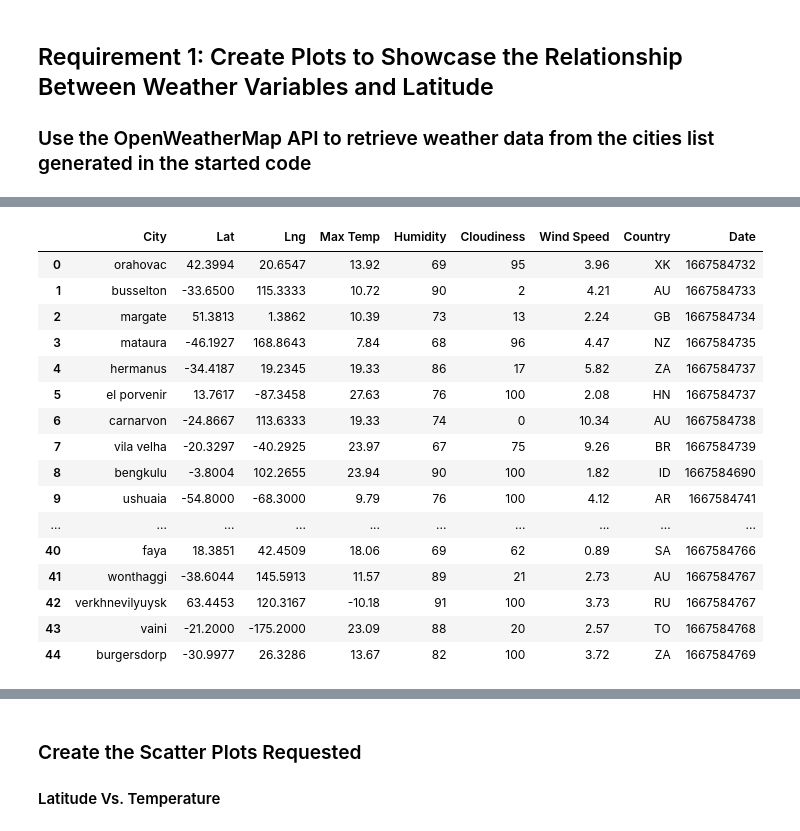
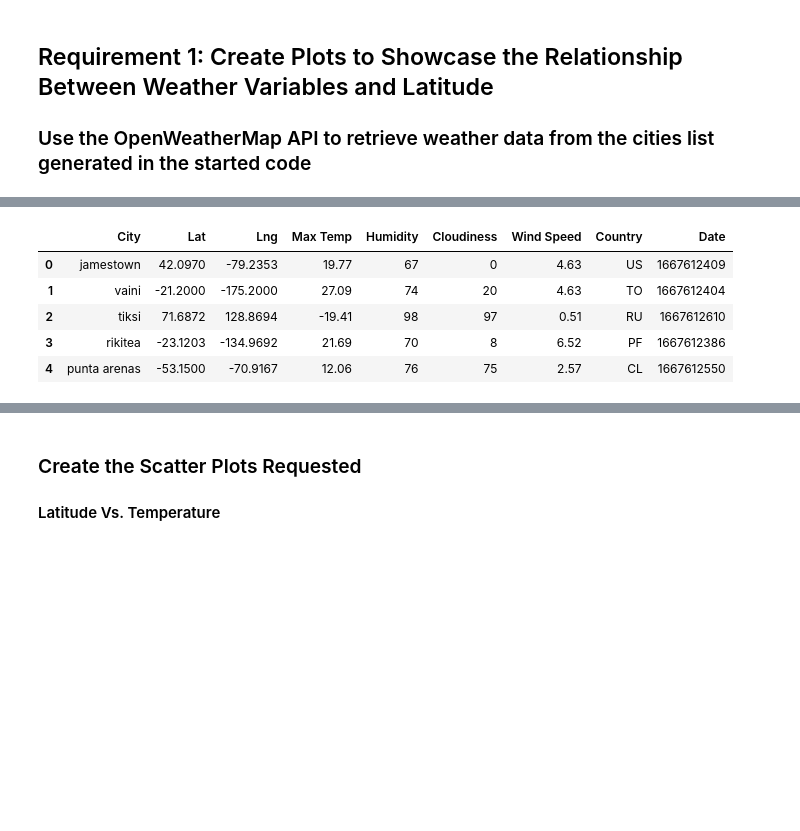
Before and after one commit to LibertyHeise/Weather-on-Vacation-Prediction-Modeling, a Jupyter notebook: WeatherPy/WeatherPyLH.ipynb, the cells around one changed output, grey strips where cells are left out. Cells and saved outputs as stored; diff of their text form; code cells hidden in the pictures; blank space fills up the shorter version.

```diff
--- a/WeatherPy/WeatherPyLH.ipynb
+++ b/WeatherPy/WeatherPyLH.ipynb
@@ -68,7 +68,7 @@ record_count = 1
 set_count = 1
 
 # Loop through all the cities in our list to fetch weather data
-for i, city in enumerate(cities[:50]):    #DEBUG
+for i, city in enumerate(cities):
     # Group cities in sets of 50 for logging purposes
     if (i % 50 == 0 and i >= 50):
         set_count += 1
@@ -154,24 +132,13 @@ weather_data_df = pd.DataFrame(city_data)
 # %%
 # Display sample data
-weather_data_df
+weather_data_df.head()
 # %% [output]
 |  | City | Lat | Lng | Max Temp | Humidity | Cloudiness | Wind Speed | Country | Date |
-| 0 | orahovac | 42.3994 | 20.6547 | 13.92 | 69 | 95 | 3.96 | XK | 1667584732 |
-| 1 | busselton | -33.6500 | 115.3333 | 10.72 | 90 | 2 | 4.21 | AU | 1667584733 |
-| 2 | margate | 51.3813 | 1.3862 | 10.39 | 73 | 13 | 2.24 | GB | 1667584734 |
-| 3 | mataura | -46.1927 | 168.8643 | 7.84 | 68 | 96 | 4.47 | NZ | 1667584735 |
-| 4 | hermanus | -34.4187 | 19.2345 | 19.33 | 86 | 17 | 5.82 | ZA | 1667584737 |
-| 5 | el porvenir | 13.7617 | -87.3458 | 27.63 | 76 | 100 | 2.08 | HN | 1667584737 |
-| 6 | carnarvon | -24.8667 | 113.6333 | 19.33 | 74 | 0 | 10.34 | AU | 1667584738 |
-| 7 | vila velha | -20.3297 | -40.2925 | 23.97 | 67 | 75 | 9.26 | BR | 1667584739 |
-| 8 | bengkulu | -3.8004 | 102.2655 | 23.94 | 90 | 100 | 1.82 | ID | 1667584690 |
-| 9 | ushuaia | -54.8000 | -68.3000 | 9.79 | 76 | 100 | 4.12 | AR | 1667584741 |
-| ... | ... | ... | ... | ... | ... | ... | ... | ... | ... |
-| 40 | faya | 18.3851 | 42.4509 | 18.06 | 69 | 62 | 0.89 | SA | 1667584766 |
-| 41 | wonthaggi | -38.6044 | 145.5913 | 11.57 | 89 | 21 | 2.73 | AU | 1667584767 |
-| 42 | verkhnevilyuysk | 63.4453 | 120.3167 | -10.18 | 91 | 100 | 3.73 | RU | 1667584767 |
-| 43 | vaini | -21.2000 | -175.2000 | 23.09 | 88 | 20 | 2.57 | TO | 1667584768 |
-| 44 | burgersdorp | -30.9977 | 26.3286 | 13.67 | 82 | 100 | 3.72 | ZA | 1667584769 |
+| 0 | jamestown | 42.0970 | -79.2353 | 19.77 | 67 | 0 | 4.63 | US | 1667612409 |
+| 1 | vaini | -21.2000 | -175.2000 | 27.09 | 74 | 20 | 4.63 | TO | 1667612404 |
+| 2 | tiksi | 71.6872 | 128.8694 | -19.41 | 98 | 97 | 0.51 | RU | 1667612610 |
+| 3 | rikitea | -23.1203 | -134.9692 | 21.69 | 70 | 8 | 6.52 | PF | 1667612386 |
+| 4 | punta arenas | -53.1500 | -70.9167 | 12.06 | 76 | 75 | 2.57 | CL | 1667612550 |
 # %%
 # Export the City_Data into a csv
 weather_data_df.to_csv("output_data/cities.csv", index_label="City_ID")
```
Also changed, not shown: parts of 20 cells of this notebook, 13 other files.
